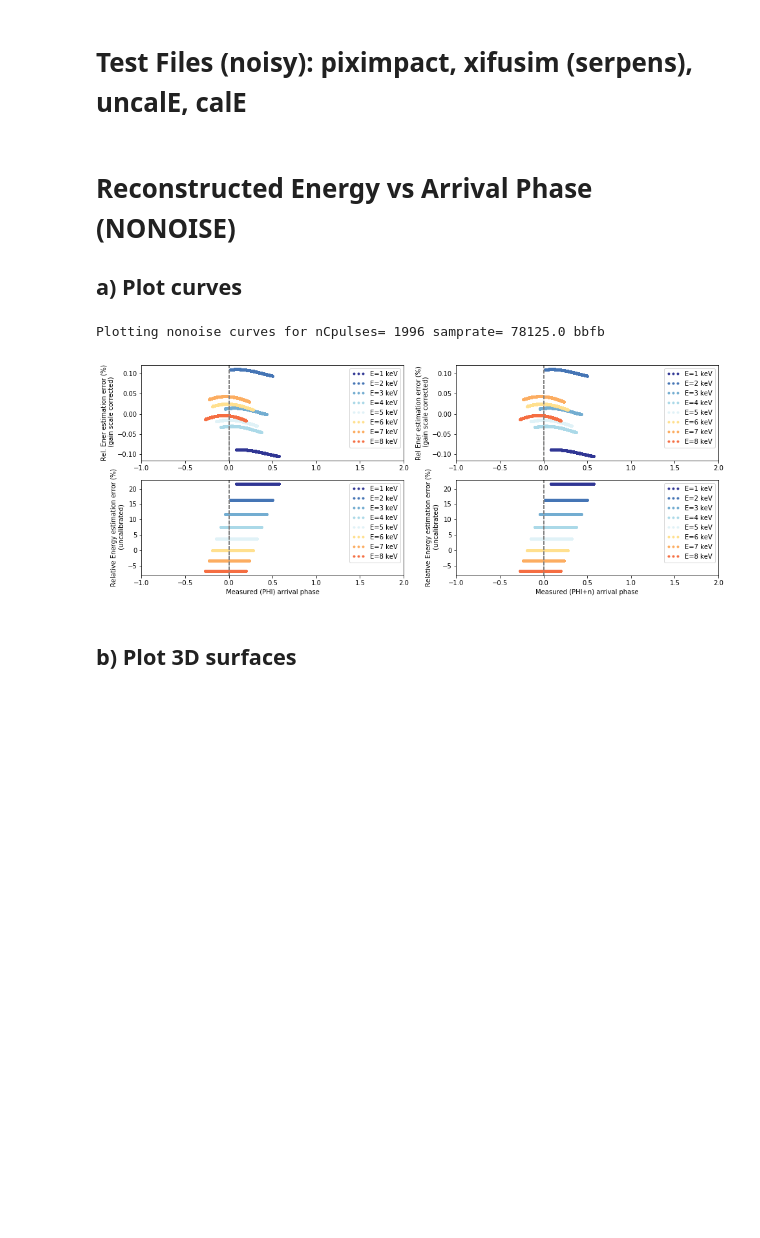
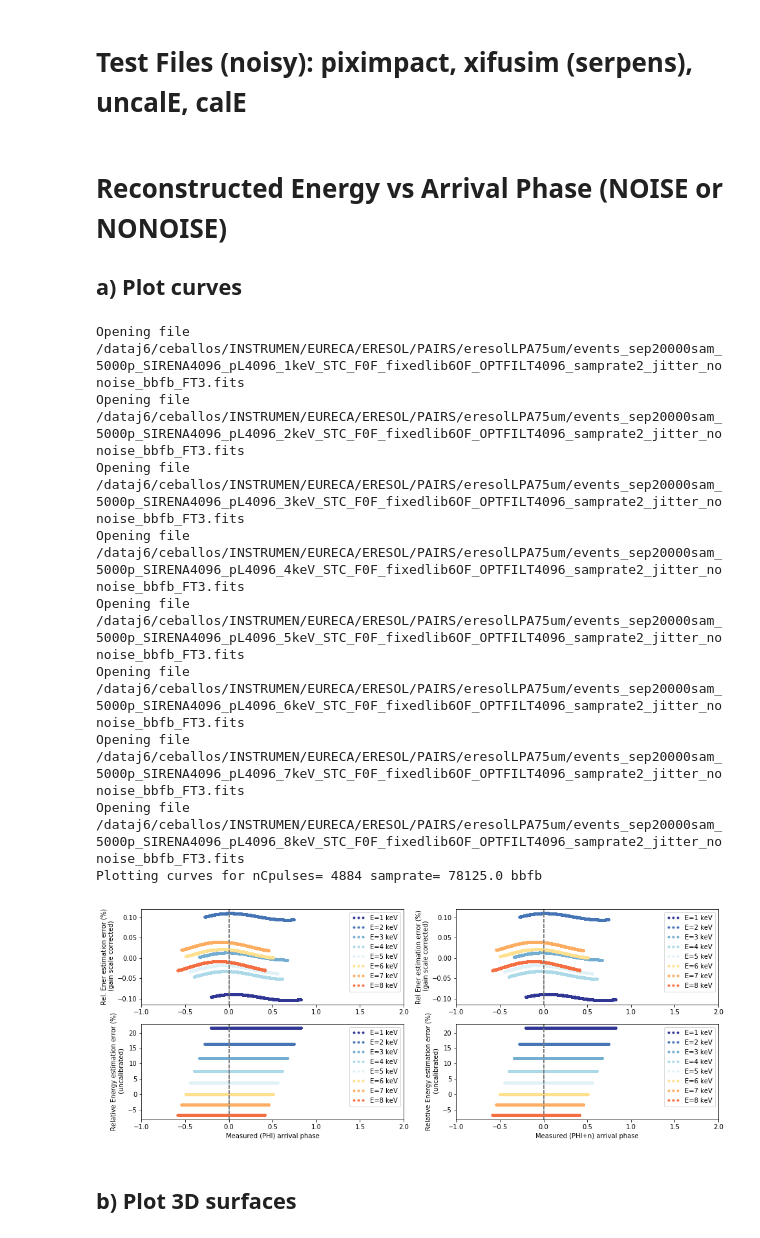
Before and after one commit to mtceballos/SIRENAcode, a Jupyter notebook: ERESOL/jitterStudyXifusim.ipynb, the cells around one changed output. Drawn from its saved outputs; the diff is of its cells as text; code cells hidden in the pictures; blank space fills up the shorter version.

```diff
--- a/ERESOL/jitterStudyXifusim.ipynb
+++ b/ERESOL/jitterStudyXifusim.ipynb
@@ -223,19 +243,19 @@ run = 0
 # 3) Run SIRENA (AD,STC)
 # =======================
 if run:
-    print("Reconstructing NNOISE",NNpulses, "single files with lib:", libfile)
+    print("Reconstructing SURFACE",SFCpulses, "single files with lib:", libfile)
     print("jitter=",jitterStr,"bbfb=",bbfb,"samprate=",smprtStr)
     #sys.exit()
     for i in range(0,len(eners_keV)):
         comm = ("tesreconstruction Recordfile=" + tesFs[i] + " TesEventFile=" + evtFs[i] + " Rcmethod=SIRENA" +
                 " PulseLength="+ str(pulseLength) + " LibraryFile=" + libfile +
                 " samplesUp=" + str(samplesUp) + " nSgms=" + str(nSgms) + " samplesDown=" + str(samplesDown) +
-                " mode=1 OFLib=yes FilterDomain=F detectionMode=STC Fitting35=" + str(Fitting35) +
+                " opmode=1 OFLib=yes FilterDomain=F detectionMode=STC Fitting35=" + str(Fitting35) +
                 " FilterMethod=F0 clobber=yes EventListSize=1000 EnergyMethod=OPTFILT LagsOrNot=1" +
                 " XMLFile=" + xmlfile + " filtEeV=6000.0 OFStrategy=FIXED OFLength=" + str(pulseLength))
         try:
-            #print(comm)
             print("Reconstructing: ", tesFs[i])
+            print(comm)
             args = shlex.split(comm)
             check_call(args, stderr=STDOUT)
         except:
@@ -247,14 +267,15 @@ if run:
     print("########################")
 #sys.exit()
 # %%
-run = 0
+run = 1
 # 4) Correct energies from gain scale
 if run:
-    print("Correcting NNOISE",NNpulses, "pulses single files with lib:", libfile)
+    print("Correcting SURFACE",SFCpulses, "pulses single files with lib:", libfile)
     print("jitter=",jitterStr,"bbfb=",bbfb,"samprate=",smprtStr)
     for i in range(0,len(eners_keV)):
-        alias = "STC_fixedlib6OF_OPTFILT" + str(pulseLength) + smprtStr + jitterStr + "_nonoise" + bbfbStr
-        comm = ("python convertEnergies.py --inFile=" + evtFs[i] + " --outFile=" + calibFs[i] +
+        alias = "STC_F0F_fixedlib6OF_OPTFILT" + str(pulseLength) + smprtStr + jitterStr + noiseForSFC + bbfbStr
+        print("alias=", alias)
+        comm = ("python calibEnergies.py --inFile=" + evtFs[i] + " --outFile=" + calibFs[i] +
                 " --coeffsFile=" + coeffsfile + " --alias=" + alias)
         try:
             print("Calibrating: ", evtFs[i])
@@ -277,16 +316,16 @@ run = 0
 # 3) Run SIRENA (AD,STC)
 # =======================
 if run:
-    print("Creating SIRENA test files for BBFB=","SAMPRATE=",smprt,"and libfile=", tlibfile)
+    print("Creating SIRENA test files for BBFB=",bbfb,"SAMPRATE=",smprt,"and libfile=", tlibfile)
     for i in range(0,len(test_keV)):
         comm = ("tesreconstruction Recordfile=" + test_tesFs[i] + " TesEventFile=" + test_evtFs[i] +
                 " Rcmethod=SIRENA" + " PulseLength=" + str(pulseLength) + " LibraryFile=" + tlibfile +
                 " samplesUp=" + str(samplesUp) + " nSgms=" + str(nSgms) + " samplesDown=" + str(samplesDown) +
-                " mode=1 OFLib=yes FilterDomain=F detectionMode=STC Fitting35=" + str(Fitting35) +
+                " opmode=1 OFLib=yes FilterDomain=F detectionMode=STC Fitting35=" + str(Fitting35) +
                 " FilterMethod=F0 clobber=yes EventListSize=1000 EnergyMethod=OPTFILT LagsOrNot=1" +
                 " XMLFile=" + xmlfile + " filtEeV=6000.0 OFStrategy=FIXED OFLength=" + str(pulseLength))
         try:
-            #print(comm)
+            print(comm)
             print("Reconstructing: ", test_tesFs[i])
             args = shlex.split(comm)
             check_call(args, stderr=STDOUT)
@@ -304,11 +343,11 @@ if run:
     # 4) Correct energies from gain scale
     # =======================
     for i in range(0,len(test_keV)):
-        alias = "STC_fixedlib6OF_OPTFILT" + str(pulseLength) + smprtStr + jitterStr + bbfbStr
-        comm = ("python convertEnergies.py --inFile=" + test_evtFs[i] + " --outFile=" + test_calibFs[i] +
+        alias = "STC_F0F_fixedlib6OF_OPTFILT" + str(pulseLength) + smprtStr + jitterStr + bbfbStr
+        comm = ("python calibEnergies.py --inFile=" + test_evtFs[i] + " --outFile=" + test_calibFs[i] +
                 " --coeffsFile=" + coeffsfile + " --alias=" + alias)
         try:
-            #print("Running comm=", comm)
+            print("Running comm=", comm)
             print("Calibrating: ", test_evtFs[i])
             args = shlex.split(comm)
             check_call(args, stderr=STDOUT)
@@ -320,7 +359,7 @@ if run:
     print("TEST Files created and calibrated")
     print("##################################")
 # %% [markdown]
-#  Reconstructed Energy vs Arrival Phase (NONOISE)
+#  Reconstructed Energy vs Arrival Phase (NOISE or NONOISE)
 
 ## a) Plot curves
 # %%
@@ -328,12 +367,13 @@ if run:
 npls = list()
 
 for i in range(0,len(eners_keV)):
+    print ("Opening file ",evtFs[i])
     uncal = fits.open(evtFs[i], memmap=True)
     uncalTab = uncal[1].data
     npls.append(uncalTab.size)
     uncal.close()
 nCpulses = np.amin(npls)
-print("Plotting nonoise curves for nCpulses=",nCpulses, "samprate=",samprate, bbfb)
+print("Plotting curves for nCpulses=",nCpulses, "samprate=",samprate, bbfb)
 
 ph_values = np.zeros((len(eners_keV),nCpulses))
 phcorr_values = np.zeros((len(eners_keV),nCpulses))
@@ -449,6 +489,10 @@ for i in range(len(eners_keV)):
     ax.axvline(x=0, linestyle="dashed",color="gray")
     ax.legend(numpoints=3)
 
+    minErr = min(relErr)
+    maxErr = max(relErr)
+    #print("E,minErr,maxErr, Diff=", eners_keV[i], minErr, maxErr, abs(maxErr-minErr))
+
 # Plot RelativeErrUncorrEner vs Simulated Phases
 # =================================================
 #ax = fig.add_subplot(234)
@@ -477,40 +521,44 @@ for i in range(len(eners_keV)):
     inkeV = eners_keV[i]
     relErr = (ph_values[i,] - inkeV)*100./inkeV  # [%] Relative Energy Estimation Error
     labelLeg = "E=" + str(inkeV) + " keV"
     fc = cols[i]
     #if i % 2 == 0:
     #    fc = 'none'
     ax.plot(PHI_values[i,], relErr, marker='o', markerfacecolor=fc, linestyle='none',
              markeredgecolor=cols[i], label=labelLeg, ms=3)
     ax.set_xlim(-1,2)
     ax.axvline(x=0, linestyle="dashed",color="gray")
     ax.legend(numpoints=3)
 
-# Plot RelativeErrCorrEner vs Corrected Phases
+# Plot RelativeErrUnCorrEner vs measures (PHI+n) phases
 # =================================================
 #ax = fig.add_subplot(236)
 ax = fig.add_subplot(224)
 ax.set_xlabel("Measured (PHI+n) arrival phase")
 ax.set_ylabel("Relative Energy estimation error (%)\n (uncalibrated)")
 for i in range(len(eners_keV)):
     inkeV = eners_keV[i]
     relErr = (ph_values[i,] - inkeV)*100./inkeV  # [%] Relative Energy Estimation Error
     labelLeg = "E=" + str(inkeV) + " keV"
     fc = cols[i]
     #if i % 2 == 0:
     #    fc = 'none'
     ax.plot(PHIn_values[i,], relErr, marker='o', markerfacecolor=fc, linestyle='none',
              markeredgecolor=cols[i], label=labelLeg, ms=3)
     ax.set_xlim(-1,2)
     ax.axvline(x=0, linestyle="dashed",color="gray")
     ax.legend(numpoints=3)
-
-maxPhase = list()
-for i in range(len(eners_keV)):
-    maxPhase.append(max(PHI_values[i,]))
 # %% [output]
-Plotting nonoise curves for nCpulses= 1996 samprate= 78125.0 bbfb
+Opening file  /dataj6/ceballos/INSTRUMEN/EURECA/ERESOL/PAIRS/eresolLPA75um/events_sep20000sam_5000p_SIRENA4096_pL4096_1keV_STC_F0F_fixedlib6OF_OPTFILT4096_samprate2_jitter_nonoise_bbfb_FT3.fits
+Opening file  /dataj6/ceballos/INSTRUMEN/EURECA/ERESOL/PAIRS/eresolLPA75um/events_sep20000sam_5000p_SIRENA4096_pL4096_2keV_STC_F0F_fixedlib6OF_OPTFILT4096_samprate2_jitter_nonoise_bbfb_FT3.fits
+Opening file  /dataj6/ceballos/INSTRUMEN/EURECA/ERESOL/PAIRS/eresolLPA75um/events_sep20000sam_5000p_SIRENA4096_pL4096_3keV_STC_F0F_fixedlib6OF_OPTFILT4096_samprate2_jitter_nonoise_bbfb_FT3.fits
+Opening file  /dataj6/ceballos/INSTRUMEN/EURECA/ERESOL/PAIRS/eresolLPA75um/events_sep20000sam_5000p_SIRENA4096_pL4096_4keV_STC_F0F_fixedlib6OF_OPTFILT4096_samprate2_jitter_nonoise_bbfb_FT3.fits
+Opening file  /dataj6/ceballos/INSTRUMEN/EURECA/ERESOL/PAIRS/eresolLPA75um/events_sep20000sam_5000p_SIRENA4096_pL4096_5keV_STC_F0F_fixedlib6OF_OPTFILT4096_samprate2_jitter_nonoise_bbfb_FT3.fits
+Opening file  /dataj6/ceballos/INSTRUMEN/EURECA/ERESOL/PAIRS/eresolLPA75um/events_sep20000sam_5000p_SIRENA4096_pL4096_6keV_STC_F0F_fixedlib6OF_OPTFILT4096_samprate2_jitter_nonoise_bbfb_FT3.fits
+Opening file  /dataj6/ceballos/INSTRUMEN/EURECA/ERESOL/PAIRS/eresolLPA75um/events_sep20000sam_5000p_SIRENA4096_pL4096_7keV_STC_F0F_fixedlib6OF_OPTFILT4096_samprate2_jitter_nonoise_bbfb_FT3.fits
+Opening file  /dataj6/ceballos/INSTRUMEN/EURECA/ERESOL/PAIRS/eresolLPA75um/events_sep20000sam_5000p_SIRENA4096_pL4096_8keV_STC_F0F_fixedlib6OF_OPTFILT4096_samprate2_jitter_nonoise_bbfb_FT3.fits
+Plotting curves for nCpulses= 4884 samprate= 78125.0 bbfb
-[figure, old version]
+[figure, new version]
 # %% [markdown]
 ##  b) Plot 3D surfaces
 # %%
```
Also changed, not shown: parts of 15 cells of this notebook.
